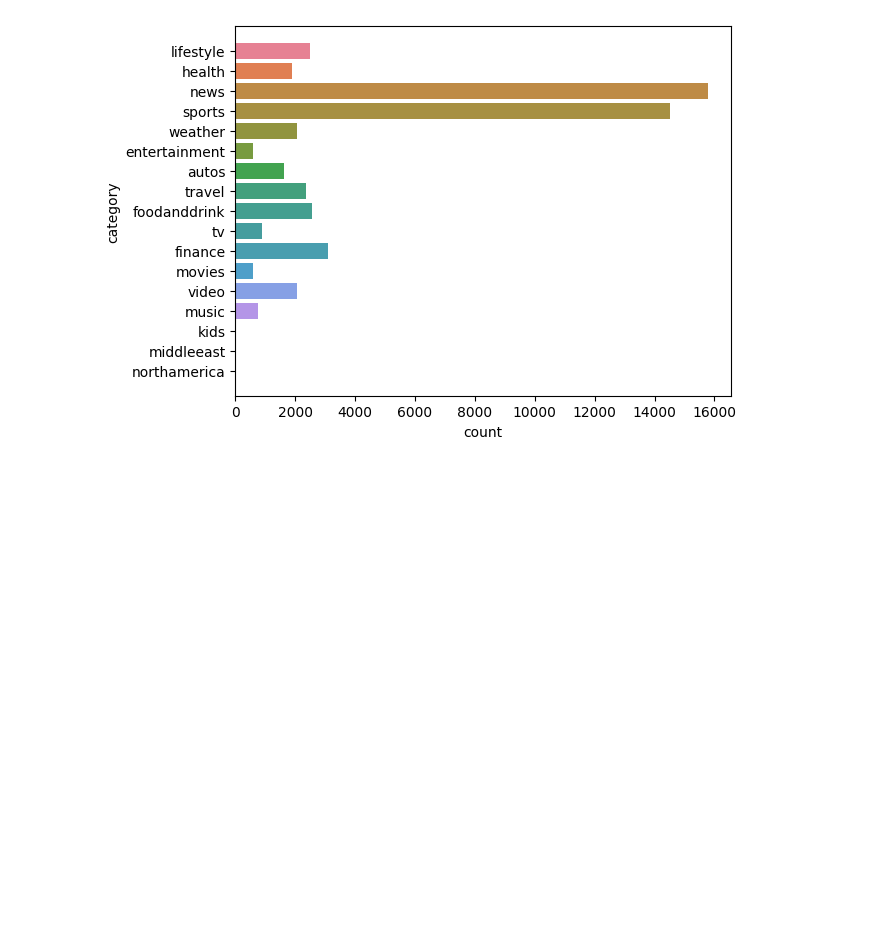
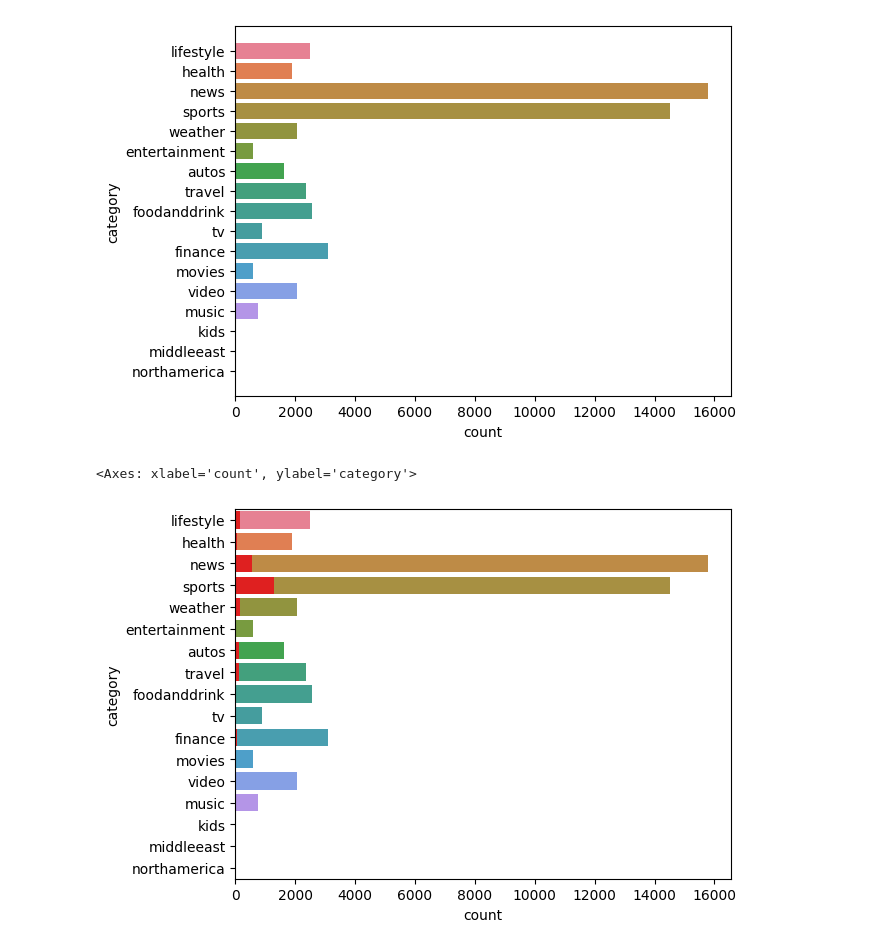
Before and after one commit to nicholas-rf/RecommenderProject, a Jupyter notebook: ExploratoryAnalysis/eda_report.ipynb, the cells around one changed output. Drawn from its saved outputs; the diff is of its cells as text; code cells hidden in the pictures; blank space fills up the shorter version.

Commit message:
Added missing value analysis to eda_report

```diff
--- a/ExploratoryAnalysis/eda_report.ipynb
+++ b/ExploratoryAnalysis/eda_report.ipynb
@@ -36,3 +36,15 @@ fig.plot()
 # %% [output]
 []
 [figure]
+# %%
+missing_vals = news.isna()
+# print(missing_vals.sum())
+news[missing_vals['abstract']] # can utilize this as a mask to get values where missing abstract is true in the main, to see if theres a
+# majority of missing abstracts for a specific category
+
+fig, ax = plt.subplots()
+sns.countplot(news,y='category',hue='category', ax=ax)
+sns.countplot(news[missing_vals['abstract']], color='red',y='category',ax=ax)
+# %% [output]
+<Axes: xlabel='count', ylabel='category'>
+[figure, added]
```
Also changed, not shown: 2 other files.
